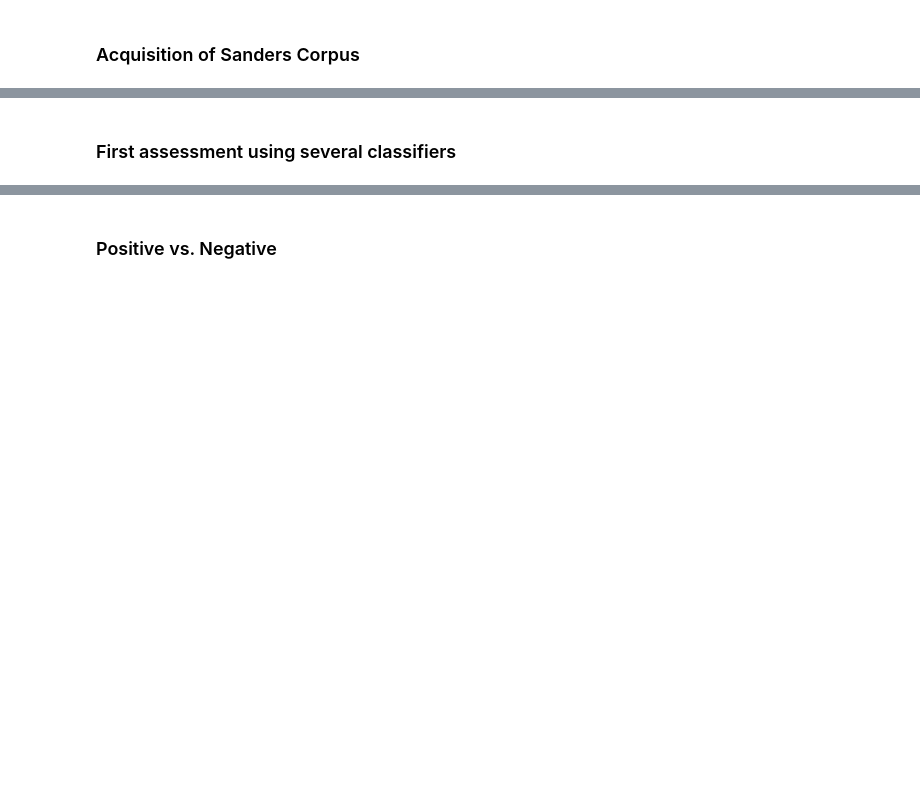
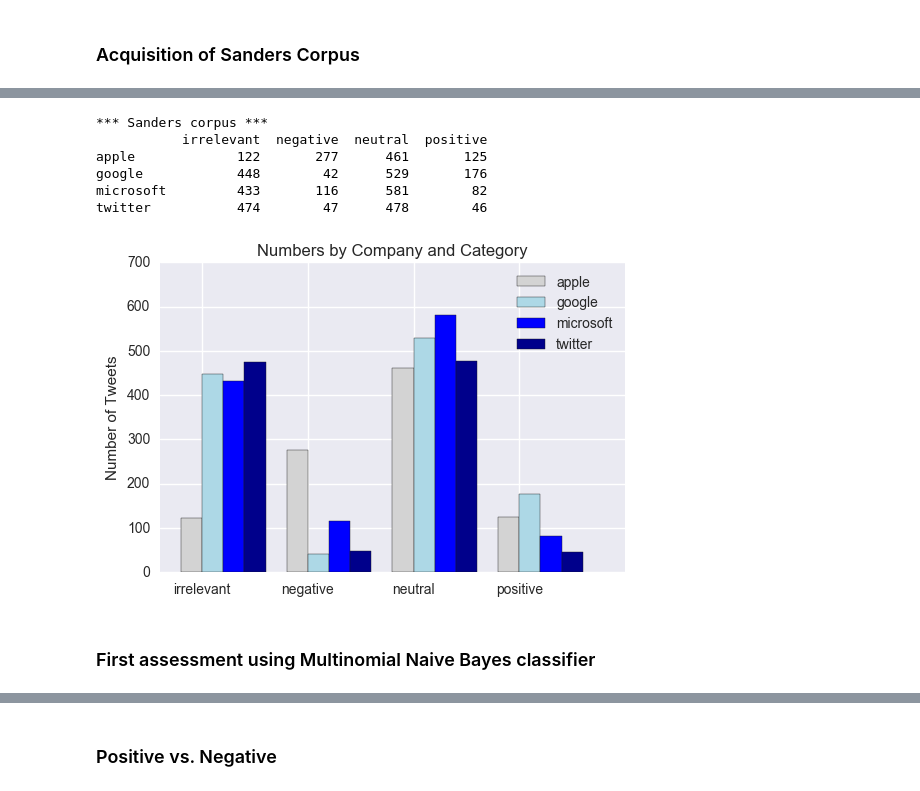
Before and after one commit to cg94301/sencast, a Jupyter notebook: sencast.py27.ipynb, the cells around one changed output, grey strips where cells are left out. Cells and saved outputs as stored; diff of their text form; code cells hidden in the pictures; blank space fills up the shorter version.

```diff
--- a/sencast.py27.ipynb
+++ b/sencast.py27.ipynb
@@ -201,12 +239,3 @@ print(Ticker[['Date','gain','d1','simple','sc1']])
 ## Supervised Learning Approach for Sentiment Analysis
 # %% [markdown]
 ### Acquisition of Sanders Corpus
-# %%
-Tweets = pd.read_csv('./data/sanders/full-corpus.csv')
-
-tweets = Tweets['TweetText']
-labels = Tweets['Sentiment']
-
-classes = np.unique(labels)
-print("*** Sanders corpus ***")
-for c in classes: print("%s: %i" % (c, sum(labels==c)))
@@ -219,5 +242,73 @@ positive: 429
+# %%
+from collections import defaultdict
+
+Tweets = pd.read_csv('./data/sanders/full-corpus.csv')
+
+topics = Tweets['Topic']
+tweets = Tweets['TweetText']
+labels = Tweets['Sentiment']
+
+companies = np.unique(topics)
+classes = np.unique(labels)
+print("*** Sanders corpus ***")
+
+# Query format for DF
+# Tweets.query("(Topic == 'apple') & (Sentiment == 'positive')")
+
+statsdf = pd.DataFrame()
+
+for co in companies:
+    #print co
+    stats = {}
+    for c in classes:
+        qstring = "(Topic == '%s') & (Sentiment == '%s')" % (co,c)
+        #print qstring
+        key = (co,c)
+        #print key
+        stats[c] = len(Tweets.query(qstring))
+
+    #print stats
+    df1 = pd.DataFrame(data=stats,index=[co])
+    #print df1
+    statsdf = statsdf.append(df1)
+
+print statsdf
+
+fig = plt.figure()
+ax = fig.add_subplot(111)
+
+N = 4
+ind = np.arange(N)
+width = 0.20
+
+rects1 = ax.bar(ind, statsdf.loc['apple'], width, color='lightgray')
+rects2 = ax.bar(ind+width, statsdf.loc['google'], width, color='lightblue')
+rects3 = ax.bar(ind+2*width, statsdf.loc['microsoft'], width, color='blue')
+rects4 = ax.bar(ind+3*width, statsdf.loc['twitter'], width, color='darkblue')
+
+ax.set_xlim(-width,len(ind)+width)
+ax.set_ylim(0,700)
+ax.set_ylabel('Number of Tweets')
+ax.set_title('Numbers by Company and Category')
+xTickMarks = ['irrelevant','negative','neutral','positive']
+ax.set_xticks(ind+width)
+xtickNames = ax.set_xticklabels(xTickMarks)
+#plt.setp(xtickNames, rotation=45, fontsize=10)
+ax.legend( (rects1[0], rects2[0], rects3[0], rects4[0]),
+          ('apple', 'google', 'microsoft', 'twitter') )
+
+plt.savefig('sandersstats.png')
+plt.show()
+# %% [output]
+*** Sanders corpus ***
+           irrelevant  negative  neutral  positive
+apple             122       277      461       125
+google            448        42      529       176
+microsoft         433       116      581        82
+twitter           474        47      478        46
+[figure, added]
 # %% [markdown]
-### First assessment using several classifiers
+### First assessment using Multinomial Naive Bayes classifier
 # %%
 import os
 import time
```
Also changed, not shown: parts of 17 cells of this notebook.
